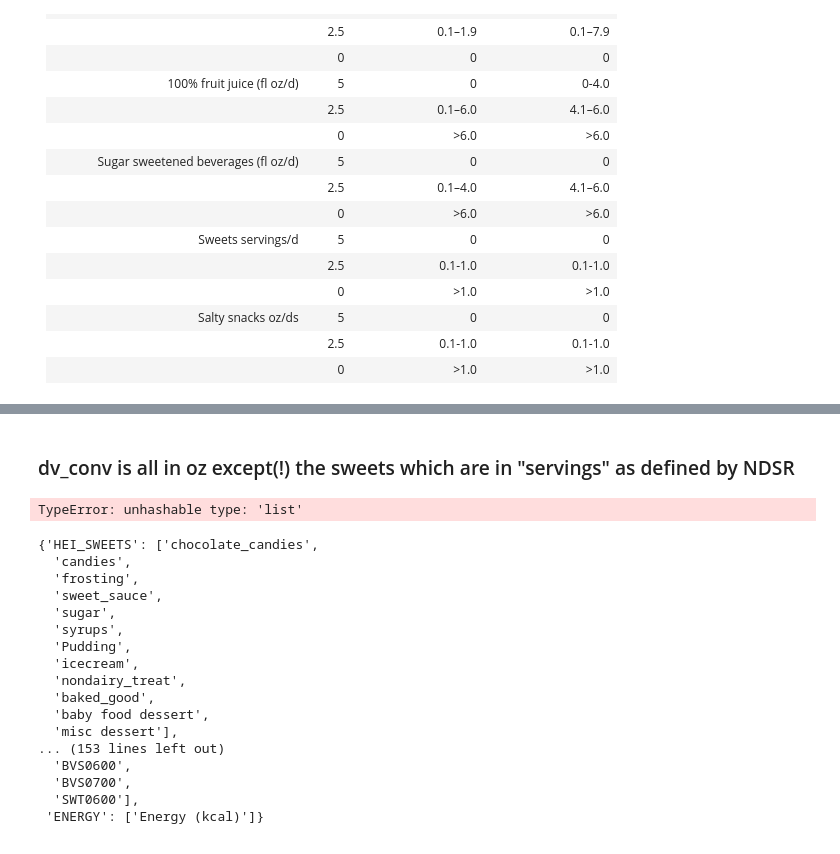
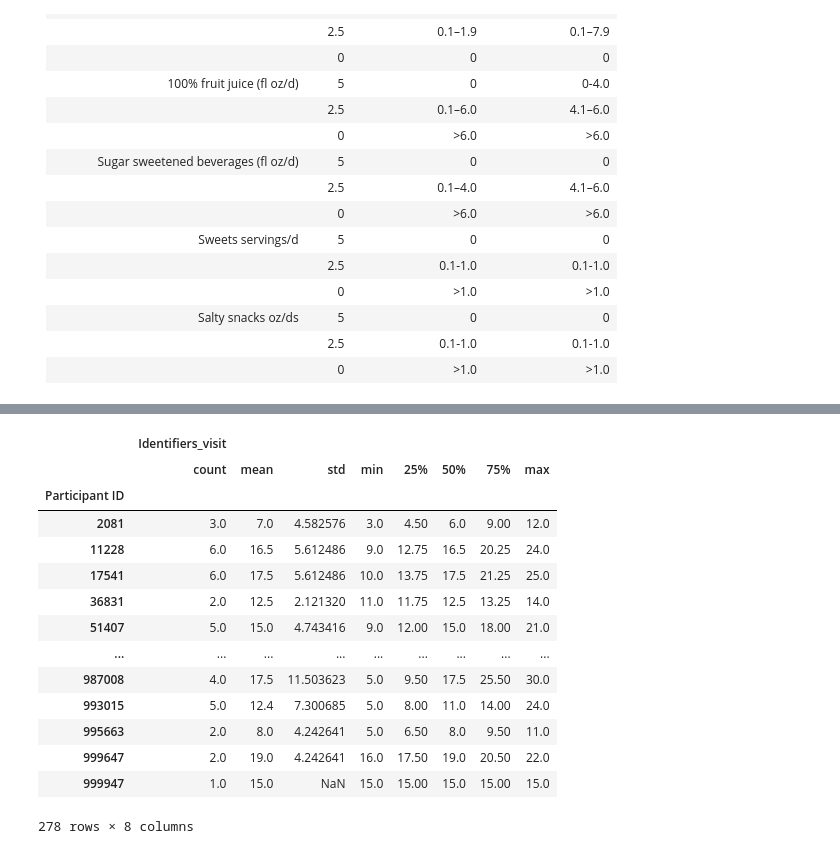
Before and after one commit to niblunc/BCP, a Jupyter notebook: HEI/DQI/Child check.ipynb, the cells around one changed output, grey strips where cells are left out. Drawn from its saved outputs; the diff is of its cells as text; code cells hidden in the pictures.

```diff
--- a/HEI/DQI/Child check.ipynb
+++ b/HEI/DQI/Child check.ipynb
@@ -636,31 +787,18 @@ Index(['SWT0100', 'SWT0200', 'SWT0300', 'SWT0700', 'SWT0800', 'SWT0400',
-# %% [markdown]
-### dv_conv is all in oz except(!) the sweets which are in "servings" as defined by NDSR
-# %%
-for key, value in hei_ped_dict.items():
-    if key == 'HEI_SWEETS':
-        print(hei_ped_dict[value])
-#         for food in value:
-#             print(food)
-#             print(hei_ped_dict[food])
-# %% [output]
-TypeError: unhashable type: 'list'
-# %%
-hei_ped_dict
-# %% [output]
-{'HEI_SWEETS': ['chocolate_candies',
-  'candies',
-  'frosting',
-  'sweet_sauce',
-  'sugar',
-  'syrups',
-  'Pudding',
-  'icecream',
-  'nondairy_treat',
-  'baked_good',
-  'baby food dessert',
-  'misc dessert'],
-... (153 lines left out)
-  'BVS0600',
-  'BVS0700',
-  'SWT0600'],
- 'ENERGY': ['Energy (kcal)']}
+# %%
+data_dict['demo'].groupby('Participant ID').describe()
+# %% [output]
+|  | Identifiers_visit |  |  |  |  |  |  |  |
+|  | count | mean | std | min | 25% | 50% | 75% | max |
+| Participant ID |  |  |  |  |  |  |  |  |
+| 2081 | 3.0 | 7.0 | 4.582576 | 3.0 | 4.50 | 6.0 | 9.00 | 12.0 |
+| 11228 | 6.0 | 16.5 | 5.612486 | 9.0 | 12.75 | 16.5 | 20.25 | 24.0 |
+| 17541 | 6.0 | 17.5 | 5.612486 | 10.0 | 13.75 | 17.5 | 21.25 | 25.0 |
+| 36831 | 2.0 | 12.5 | 2.121320 | 11.0 | 11.75 | 12.5 | 13.25 | 14.0 |
+| 51407 | 5.0 | 15.0 | 4.743416 | 9.0 | 12.00 | 15.0 | 18.00 | 21.0 |
+| ... | ... | ... | ... | ... | ... | ... | ... | ... |
+| 987008 | 4.0 | 17.5 | 11.503623 | 5.0 | 9.50 | 17.5 | 25.50 | 30.0 |
+| 993015 | 5.0 | 12.4 | 7.300685 | 5.0 | 8.00 | 11.0 | 14.00 | 24.0 |
+| 995663 | 2.0 | 8.0 | 4.242641 | 5.0 | 6.50 | 8.0 | 9.50 | 11.0 |
+| 999647 | 2.0 | 19.0 | 4.242641 | 16.0 | 17.50 | 19.0 | 20.50 | 22.0 |
+| 999947 | 1.0 | 15.0 | NaN | 15.0 | 15.00 | 15.0 | 15.00 | 15.0 |
+278 rows × 8 columns
```
Also changed, not shown: parts of 40 cells of this notebook.
